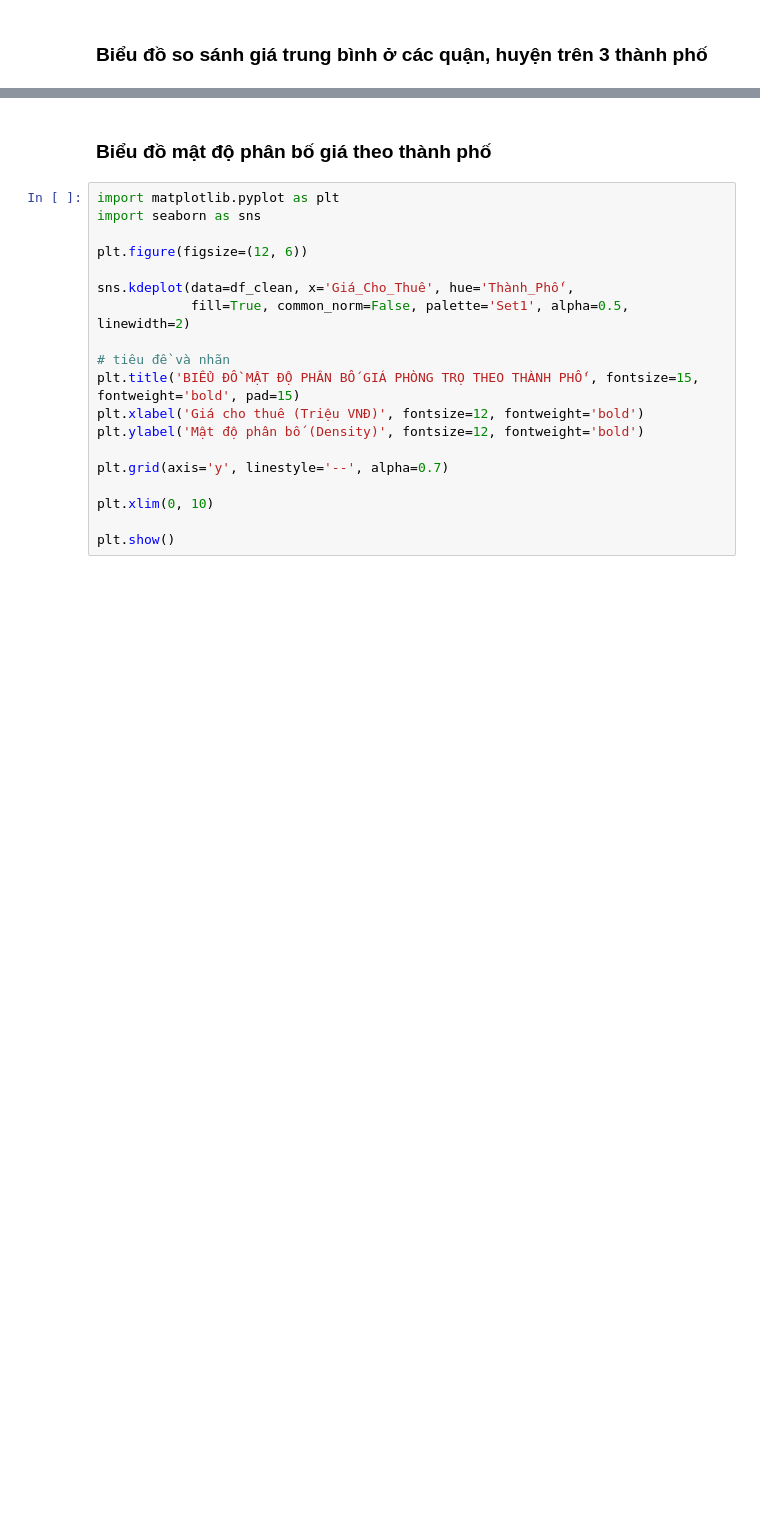
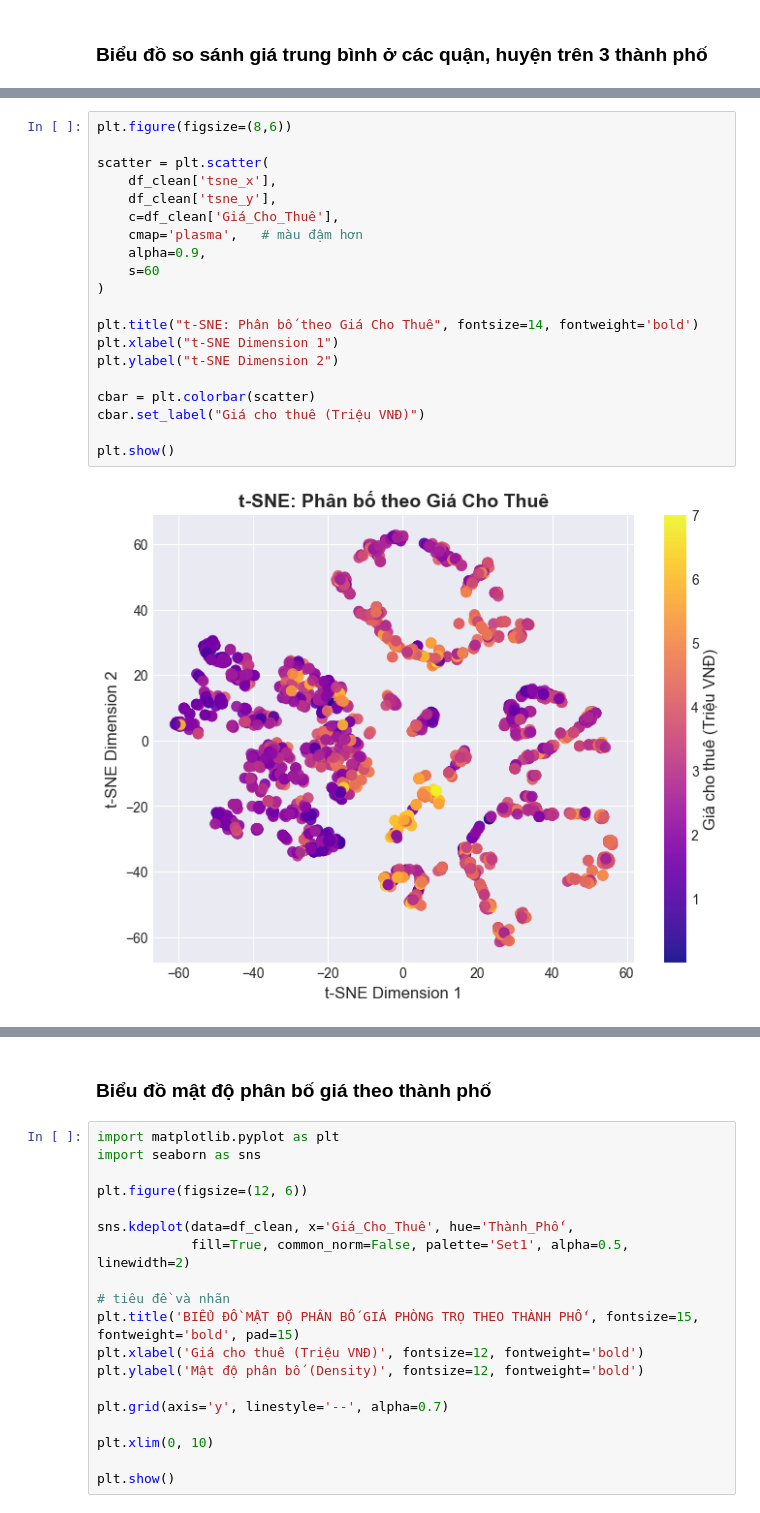
Before and after one commit to LuongVanVo/Roomalyzer, a Jupyter notebook: src/phongtro_data_analysis.ipynb, the cells around one changed output, grey strips where cells are left out. Drawn from its saved outputs; the diff is of its cells as text; blank space fills up the shorter version.

```diff
--- a/src/phongtro_data_analysis.ipynb
+++ b/src/phongtro_data_analysis.ipynb
@@ -1052 +983,23 @@ Error:
+# %%
+plt.figure(figsize=(8,6))
+
+scatter = plt.scatter(
+    df_clean['tsne_x'],
+    df_clean['tsne_y'],
+    c=df_clean['Giá_Cho_Thuê'],
+    cmap='plasma',   # màu đậm hơn
+    alpha=0.9,
+    s=60
+)
+
+plt.title("t-SNE: Phân bố theo Giá Cho Thuê", fontsize=14, fontweight='bold')
+plt.xlabel("t-SNE Dimension 1")
+plt.ylabel("t-SNE Dimension 2")
+
+cbar = plt.colorbar(scatter)
+cbar.set_label("Giá cho thuê (Triệu VNĐ)")
+
+plt.show()
+# %% [output]
+[figure, added]
 # %% [markdown]
```
Also changed, not shown: parts of 35 cells of this notebook, 2 other files.
